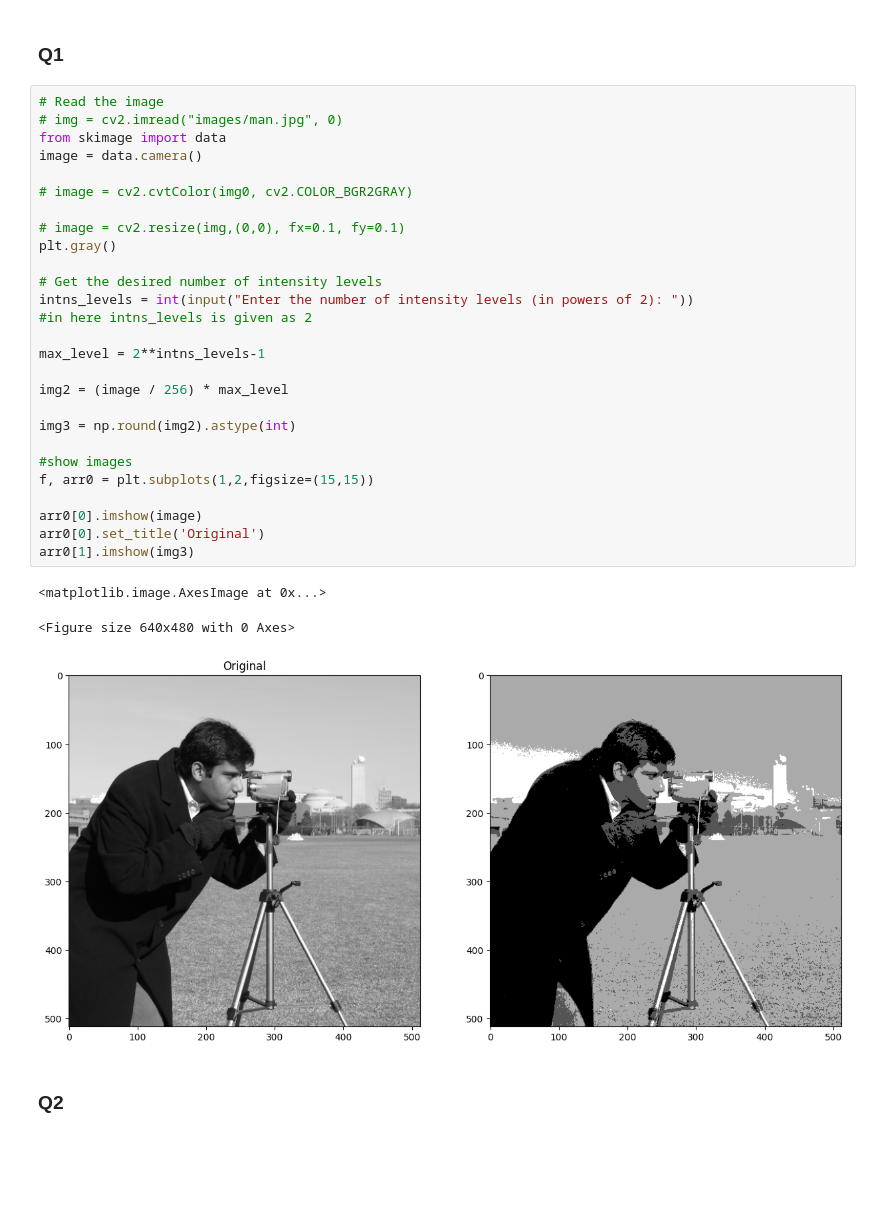
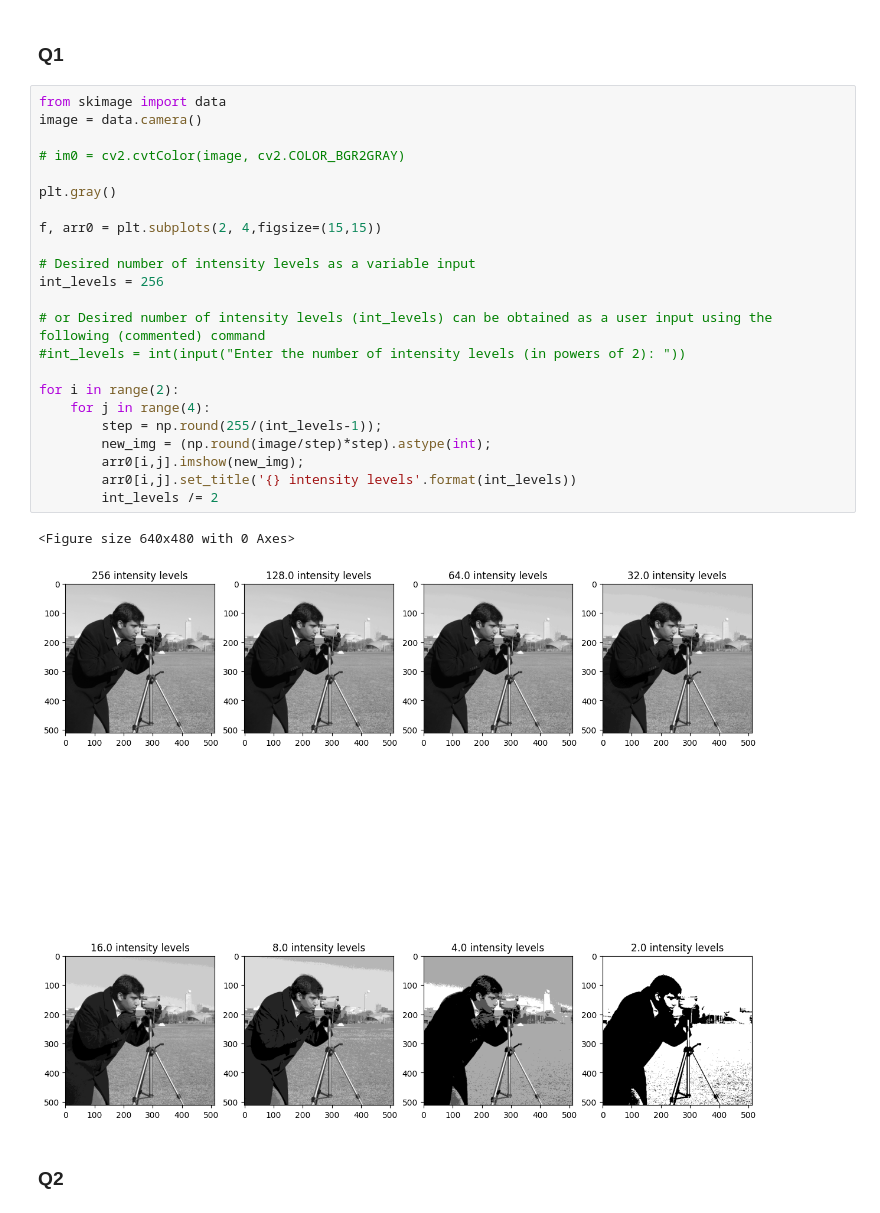
Before and after one commit to ManojBD/EE7204_Assignment01_3318, a Jupyter notebook: TakeHomeAssignment_01.ipynb, the cells around one changed output. Cells and saved outputs as stored; diff of their text form; blank space fills up the shorter version.

```diff
--- a/TakeHomeAssignment_01.ipynb
+++ b/TakeHomeAssignment_01.ipynb
@@ -8,37 +8,32 @@ import matplotlib.pyplot as plt
 import skimage
 # %% [markdown]
 ### Q1
-# %%
-# Read the image
-# img = cv2.imread("images/man.jpg", 0)
-from skimage import data
-image = data.camera()
-
-# image = cv2.cvtColor(img0, cv2.COLOR_BGR2GRAY)
-
-# image = cv2.resize(img,(0,0), fx=0.1, fy=0.1)
-plt.gray()
-
-# Get the desired number of intensity levels
-intns_levels = int(input("Enter the number of intensity levels (in powers of 2): "))
-#in here intns_levels is given as 2
-
-max_level = 2**intns_levels-1
-
-img2 = (image / 256) * max_level
-
-img3 = np.round(img2).astype(int)
-
-#show images
-f, arr0 = plt.subplots(1,2,figsize=(15,15))
-
-arr0[0].imshow(image)
-arr0[0].set_title('Original')
-arr0[1].imshow(img3)
-# %% [output]
-<matplotlib.image.AxesImage at 0x...>
-<Figure size 640x480 with 0 Axes>
-[figure, removed]
+# %%
+from skimage import data
+image = data.camera()
+
+# im0 = cv2.cvtColor(image, cv2.COLOR_BGR2GRAY)
+
+plt.gray()
+
+f, arr0 = plt.subplots(2, 4,figsize=(15,15))
+
+# Desired number of intensity levels as a variable input
+int_levels = 256
+
+# or Desired number of intensity levels (int_levels) can be obtained as a user input using the following (commented) command
+#int_levels = int(input("Enter the number of intensity levels (in powers of 2): "))
+
+for i in range(2):
+    for j in range(4):
+        step = np.round(255/(int_levels-1));
+        new_img = (np.round(image/step)*step).astype(int);
+        arr0[i,j].imshow(new_img);
+        arr0[i,j].set_title('{} intensity levels'.format(int_levels))
+        int_levels /= 2
+# %% [output]
+<Figure size 640x480 with 0 Axes>
+[figure, added]
 # %% [markdown]
 ### Q2
 # %%
```
